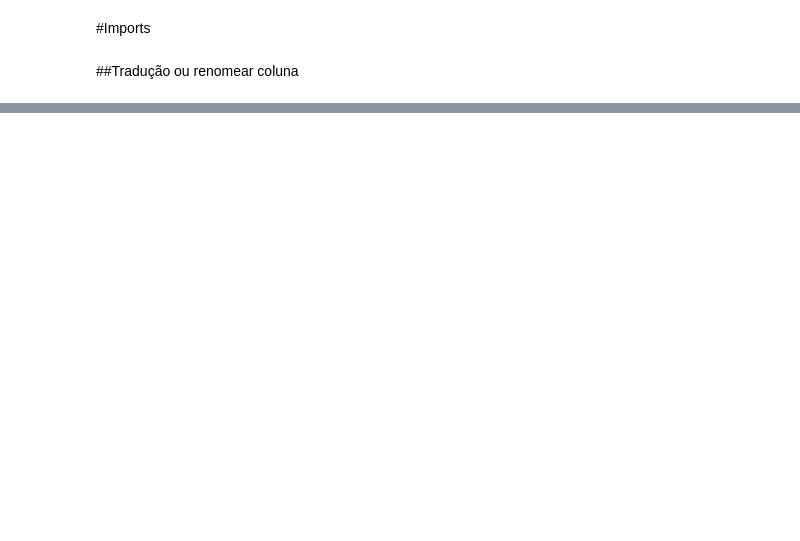
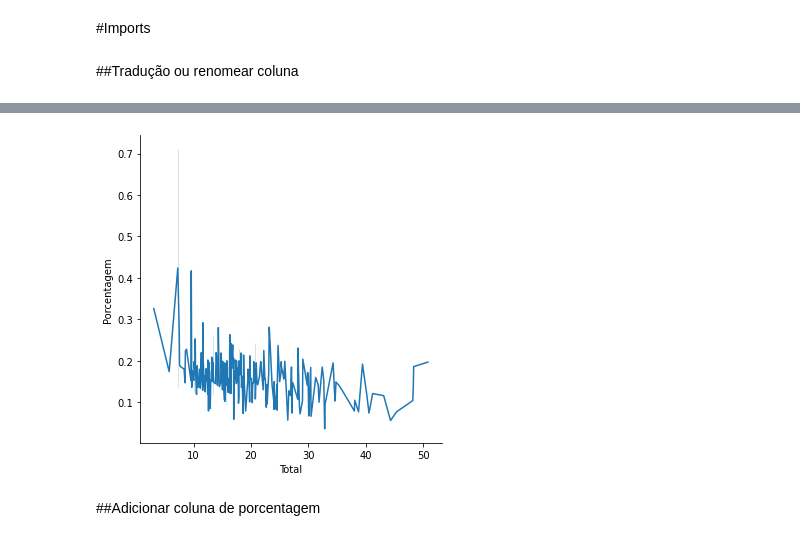
Before and after one commit to EnzoFerreira/DataScience_MiniProjects, a Jupyter notebook: Tips.ipynb, the cells around one changed output, grey strips where cells are left out. Saved outputs shown, nothing was run; the diff lists cells and outputs as text; code cells hidden in the pictures; blank space fills up the shorter version.

```diff
--- a/Tips.ipynb
+++ b/Tips.ipynb
@@ -41,0 +78,7 @@ Name: Dia_Semana, Length: 244, dtype: object
+# %%
+#corrigindo a relação da gorjeta com o total da conta
+porcentagemLinha = sns.relplot(x='Total',y='Porcentagem', kind='line', data=gorjetas)
+# %% [output]
+[figure, added]
+# %% [markdown]
+##Adicionar coluna de porcentagem
```
Also changed, not shown: parts of 18 cells of this notebook.
